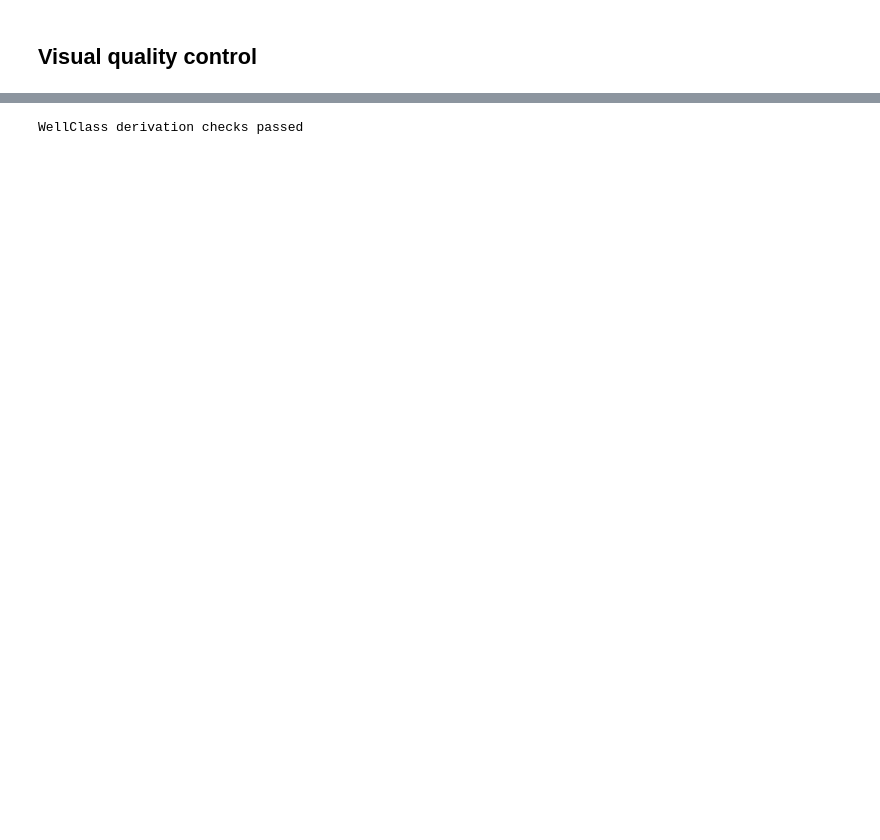
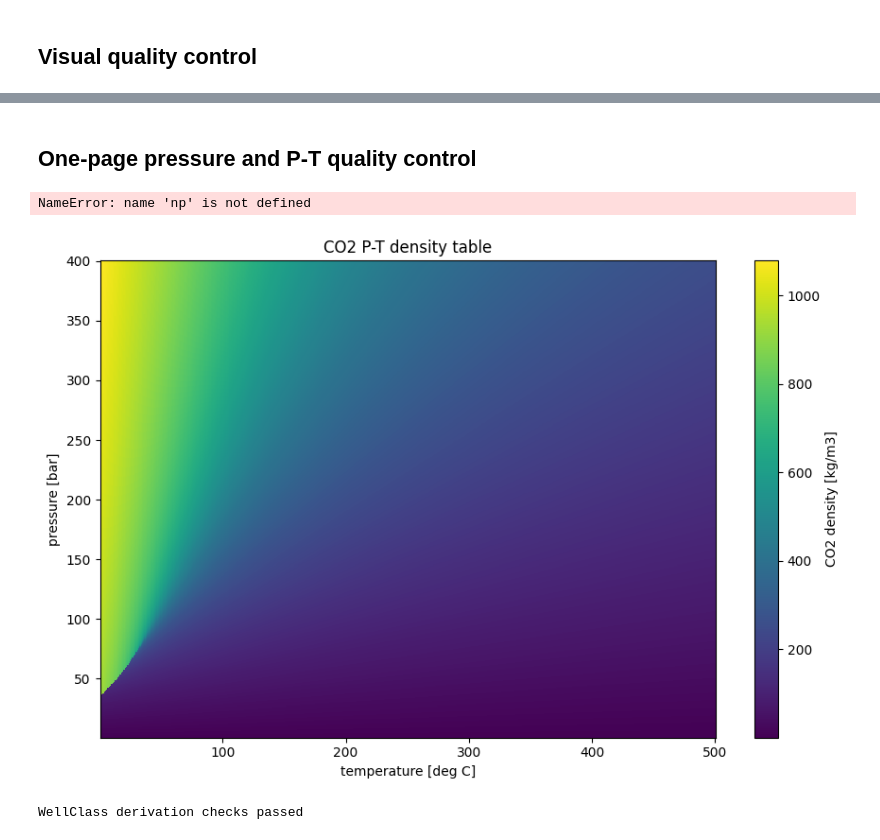
Before and after one commit to equinor/SCREEN, a Jupyter notebook: notebooks/01_wellclass.ipynb, the cells around one changed output, grey strips where cells are left out. Drawn from its saved outputs; the diff is of its cells as text; code cells hidden in the pictures; blank space fills up the shorter version.

Commit message:
docs: add pressure QC to canonical notebooks
Show one-page well sketches with hydrostatic and CO2 pressure profiles, P-T density data, and canonical WellClass-to-GaP names.

```diff
--- a/notebooks/01_wellclass.ipynb
+++ b/notebooks/01_wellclass.ipynb
@@ -88,3 +93,74 @@ KeyError: 'tvd_msl_top'
+# %% [markdown]
+## One-page pressure and P-T quality control
+# %%
+import numpy as np
+from scipy import constants as const
+from scipy.interpolate import RectBivariateSpline
+from src.WellClass.libs.pvt.pvt import get_hydrostatic_P, get_pvt
+from src.WellClass.libs.well_pressure.co2_pressure import _integrate_pressure
+
+pvt_path = root / 'test_data/pvt_constants'
+pvt_header = {
+    **processed_well.header,
+    'sf_depth_msl': processed_well.header['ground_elevation'],
+    'sf_temp': 4.0,
+    'geo_tgrad': 40.0,
+}
+hydrostatic = get_hydrostatic_P(pvt_header, pvt_path=str(pvt_path), dz=10)
+temperatures, pressures, rho_co2, rho_brine = get_pvt(str(pvt_path))
+get_rho_co2 = RectBivariateSpline(pressures, temperatures, rho_co2)
+co2_datum = 2500.0
+co2_pressure_at_datum = float(np.interp(co2_datum, hydrostatic['depth_msl'], hydrostatic['hs_p']))
+co2_column = _integrate_pressure(
+    well_header=pvt_header,
+    pt_df_in=hydrostatic,
+    get_rho=get_rho_co2,
+    reference_depth=co2_datum,
+    reference_pressure=co2_pressure_at_datum,
+    direction='up',
+    colname_p='co2',
+)
+co2_column = _integrate_pressure(
+    well_header=pvt_header,
+    pt_df_in=co2_column,
+    get_rho=get_rho_co2,
+    reference_depth=co2_datum,
+    reference_pressure=co2_pressure_at_datum,
+    direction='down',
+    colname_p='co2',
+)
+
+fig, (ax_well, ax_pressure) = plt.subplots(1, 2, figsize=(12, 8), sharey=True)
+plot_sketch(processed_well, ax=ax_well, draw_open_hole=True)
+ax_well.set_title('WellClass sketch')
+
+ax_pressure.plot(hydrostatic['hs_p'], hydrostatic['depth_msl'], color='steelblue', label='hydrostatic water')
+ax_pressure.plot(co2_column['co2'], co2_column['depth_msl'], color='firebrick', label=f'CO2 column @ {co2_datum:.0f} mMSL')
+ax_pressure.set_title('Pressure profiles')
+ax_pressure.set_xlabel('pressure [bar]')
+ax_pressure.set_ylabel('depth [mMSL]')
+ax_pressure.set_ylim(0, max(hydrostatic['depth_msl']))
+ax_pressure.invert_yaxis()
+ax_pressure.grid(alpha=0.25)
+ax_pressure.legend()
+fig.suptitle('WellClass one-page QC')
+fig.tight_layout()
+plt.show()
+# %% [output]
+NameError: name 'np' is not defined
+# %%
+temperatures, pressures, rho_co2, rho_brine = get_pvt(str(pvt_path))
+
+fig, ax = plt.subplots(figsize=(9, 6))
+image = ax.pcolormesh(temperatures, pressures, rho_co2, shading='auto', cmap='viridis')
+ax.set_title('CO2 P-T density table')
+ax.set_xlabel('temperature [deg C]')
+ax.set_ylabel('pressure [bar]')
+fig.colorbar(image, ax=ax, label='CO2 density [kg/m3]')
+fig.tight_layout()
+plt.show()
+# %% [output]
+[figure, added]
 # %%
 assert len(processed_well.borehole) > 0
 assert len(processed_well.annulus) > 0
```
Also changed, not shown: parts of 2 cells of this notebook, 1 other file.
